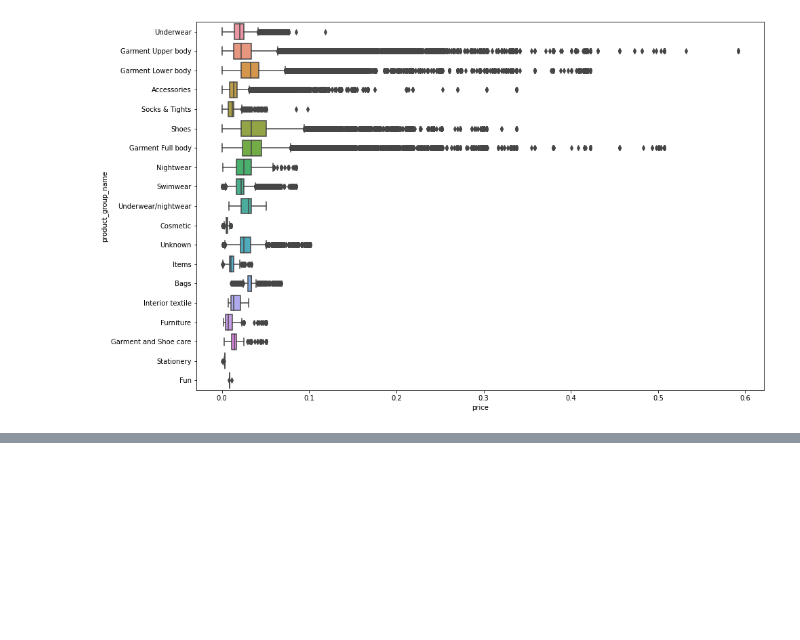
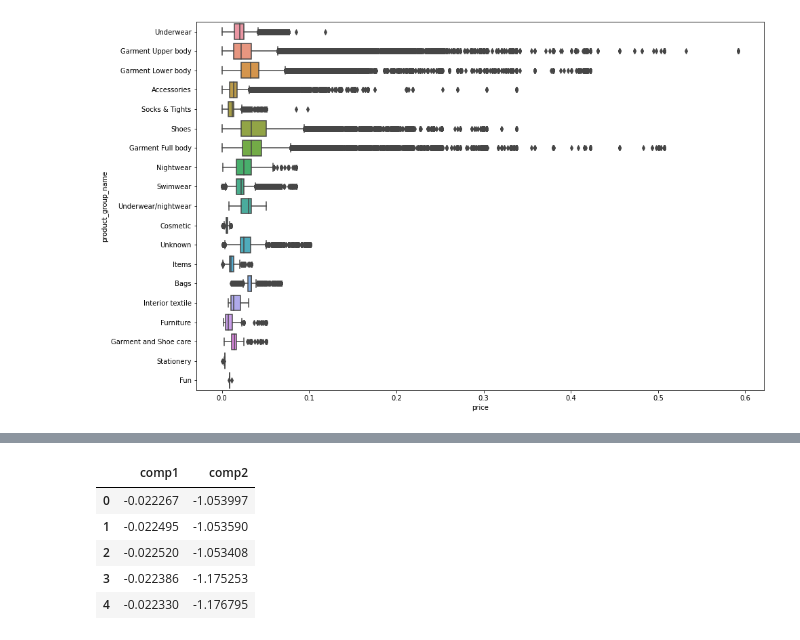
Before and after one commit to bswaika/kaggle_hm_recommender_competition, a Jupyter notebook: kaggle_hm_eda.ipynb, the cells around one changed output, grey strips where cells are left out. Cells and saved outputs as stored; diff of their text form; code cells hidden in the pictures; blank space fills up the shorter version.

```diff
--- a/kaggle_hm_eda.ipynb
+++ b/kaggle_hm_eda.ipynb
@@ -499,0 +533,11 @@ plt.show()
+# %%
+tsne_vis_data = pd.DataFrame(articles_embedded, columns=['comp1', 'comp2'])
+tsne_vis_data = (tsne_vis_data - tsne_vis_data.mean()) / tsne_vis_data.std()
+tsne_vis_data.head()
+# %% [output]
+|  | comp1 | comp2 |
+| 0 | -0.022267 | -1.053997 |
+| 1 | -0.022495 | -1.053590 |
+| 2 | -0.022520 | -1.053408 |
+| 3 | -0.022386 | -1.175253 |
+| 4 | -0.022330 | -1.176795 |
```
Also changed, not shown: parts of 4 cells of this notebook.
